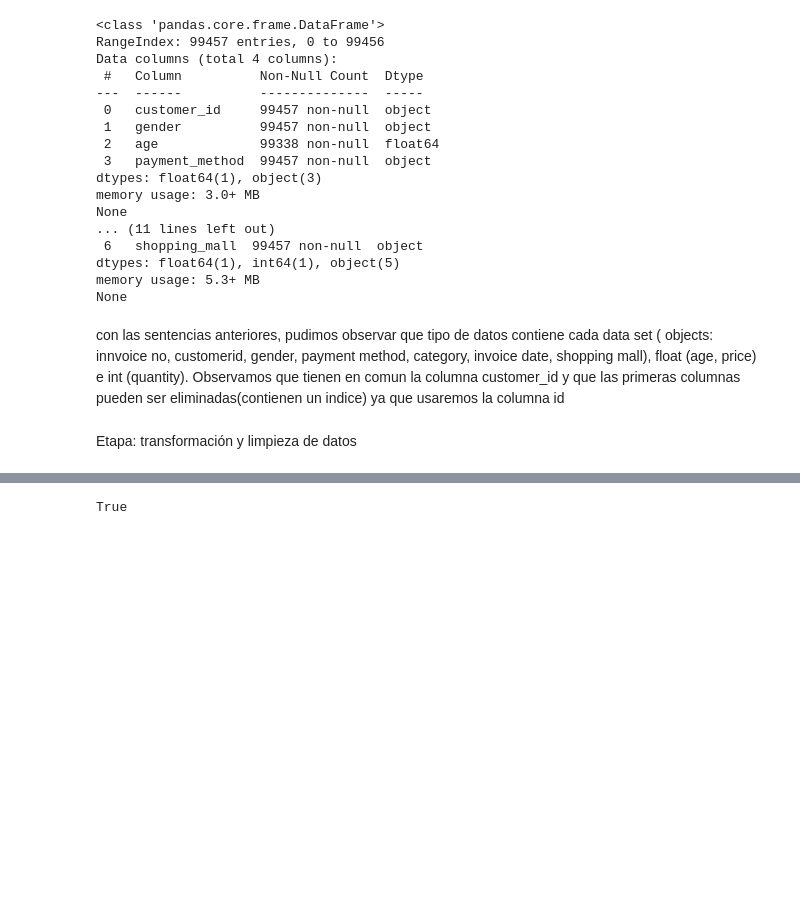
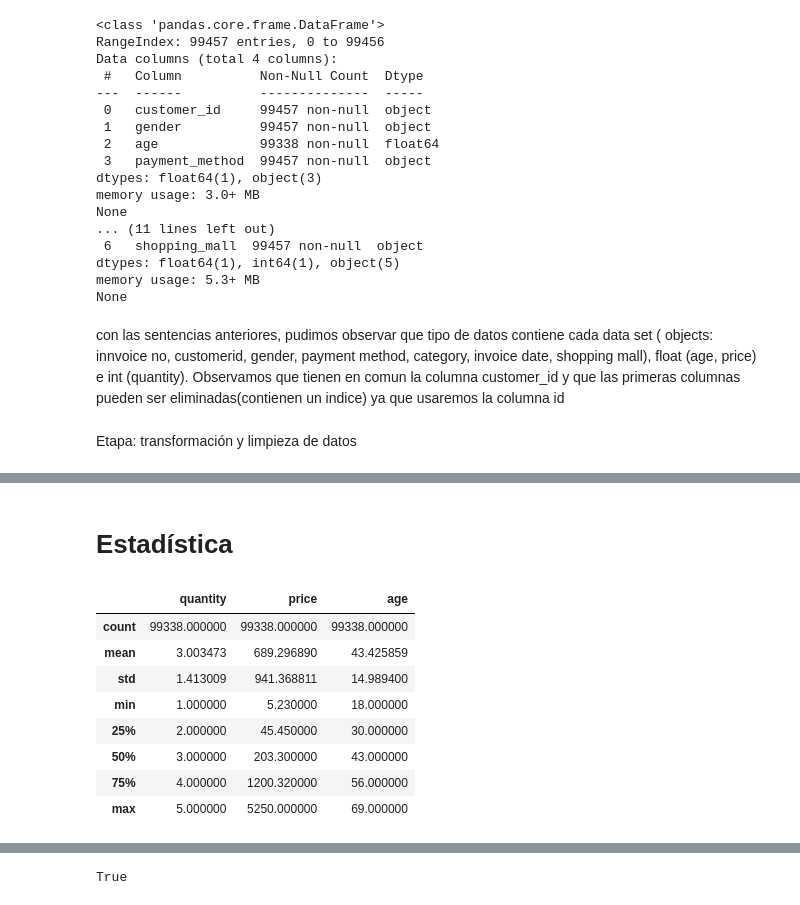
Before and after one commit to federico2018lc/InnovacionDatosProyectoFinal, a Jupyter notebook: analisis_datos_EDA.ipynb, the cells around one changed output, grey strips where cells are left out. Saved outputs shown, nothing was run; the diff lists cells and outputs as text; code cells hidden in the pictures; blank space fills up the shorter version.

```diff
--- a/analisis_datos_EDA.ipynb
+++ b/analisis_datos_EDA.ipynb
@@ -69,6 +107,8 @@ clientes.isnull().sum()
 | age | 119 |
 | payment_method | 0 |
 dtype: int64
+# %%
+df.dropna (subset=['age'], inplace=True) #elimino los 119 registros vacios, ya que esa cantidad no afecta la muestra de 99338 valores
 # %%
 #clientes.dropna (subset=['age'], inplace=True)#elimino los 119 registros vacios, ya que esa cantidad no afecta la muestra de 99338 valores
 #clientes['age'] = clientes['age'].astype(int)  # convierto a enteros la edad
@@ -74,0 +130,3 @@ dtype: int64
+# %%
+df['age'] = df['age'].astype(int)  # convierto a enteros la edad
+print(f"age type: {df['age'].dtype}")
@@ -74,0 +155,14 @@ dtype: int64
+# %% [markdown]
+# Estadística
+# %%
+df.describe()
+# %% [output]
+|  | quantity | price | age |
+| count | 99338.000000 | 99338.000000 | 99338.000000 |
+| mean | 3.003473 | 689.296890 | 43.425859 |
+| std | 1.413009 | 941.368811 | 14.989400 |
+| min | 1.000000 | 5.230000 | 18.000000 |
+| 25% | 2.000000 | 45.450000 | 30.000000 |
+| 50% | 3.000000 | 203.300000 | 43.000000 |
+| 75% | 4.000000 | 1200.320000 | 56.000000 |
+| max | 5.000000 | 5250.000000 | 69.000000 |
```
Also changed, not shown: parts of 35 cells of this notebook.
